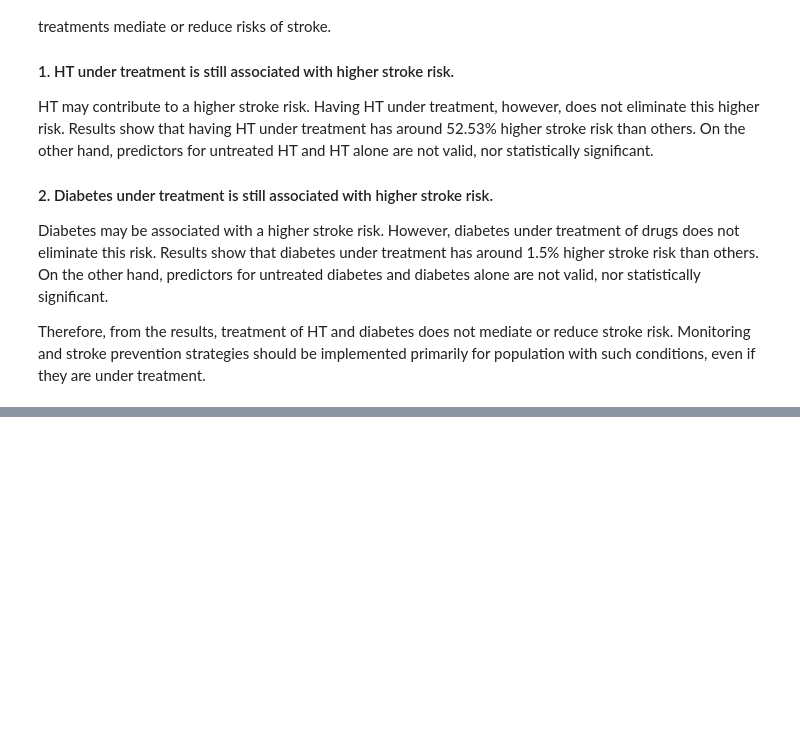
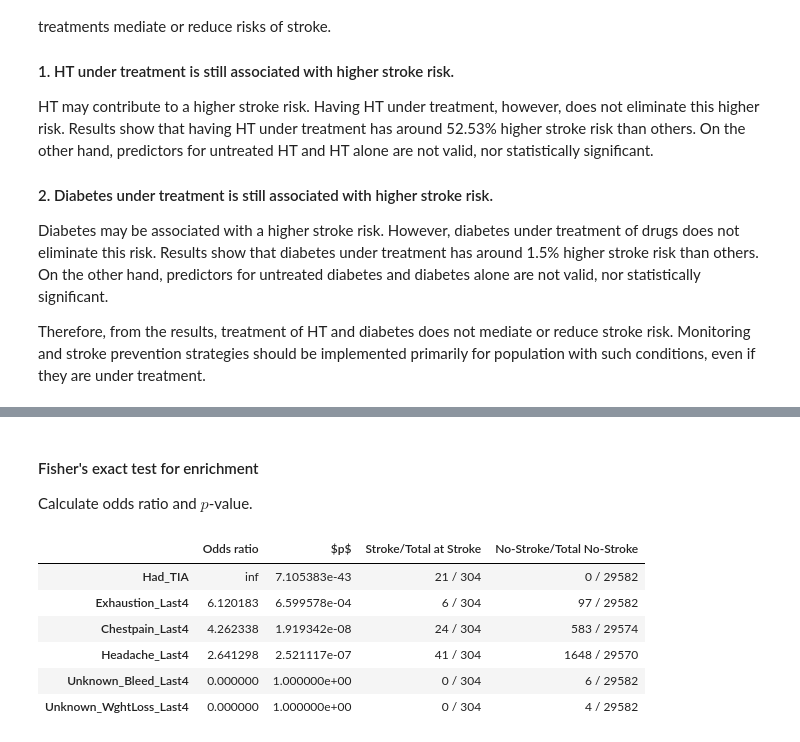
Before and after one commit to ZCG-coder/HKU_Budding_1, a Jupyter notebook: data/Explore.ipynb, the cells around one changed output, grey strips where cells are left out. Cells and saved outputs as stored; diff of their text form; code cells hidden in the pictures; blank space fills up the shorter version.

```diff
--- a/data/Explore.ipynb
+++ b/data/Explore.ipynb
@@ -695,0 +800,45 @@ should be implemented primarily for population with such conditions, even if the
+# %% [markdown]
+#### Fisher's exact test for enrichment
+
+Calculate odds ratio and $p$-value.
+# %%
+rows = []
+for s in symptom_names:
+    # Build the 2x2 table: [ [stroke+symptom, stroke+no_symptom], [nostroke+symptom, nostroke+no_symptom] ]
+    stroke_with_symptom = stroke_symptom_counts[s][0]
+    stroke_without_symptom = stroke_symptom_counts[s][1]
+    nostroke_with_symptom = symptom_any_nostroke[s][0]
+    nostroke_without_symptom = symptom_any_nostroke[s][1]
+
+    # 2x2 contingency table for Fisher's test
+    table = [
+        [stroke_with_symptom, stroke_without_symptom],
+        [nostroke_with_symptom, nostroke_without_symptom]
+    ]
+    oddsratio, pvalue = stats.fisher_exact(table)
+
+    # Save both the table and the association stats
+    rows.append([
+        oddsratio,
+        pvalue,
+        f"{stroke_with_symptom} / {stroke_with_symptom + stroke_without_symptom}",     # Strokes with symptom / all strokes
+        f"{nostroke_with_symptom} / {nostroke_with_symptom + nostroke_without_symptom}", # No-strokes with symptom / all no-stroke waves
+    ])
+
+out_fisher_df = pd.DataFrame(rows, columns=[
+    "Odds ratio",
+    "$p$",
+    "Stroke/Total at Stroke",
+    "No-Stroke/Total No-Stroke",
+])
+out_fisher_df.index = symptom_names
+out_fisher_df = out_fisher_df.sort_values("Odds ratio", ascending=False)
+out_fisher_df
+# %% [output]
+|  | Odds ratio | $p$ | Stroke/Total at Stroke | No-Stroke/Total No-Stroke |
+| Had_TIA | inf | 7.105383e-43 | 21 / 304 | 0 / 29582 |
+| Exhaustion_Last4 | 6.120183 | 6.599578e-04 | 6 / 304 | 97 / 29582 |
+| Chestpain_Last4 | 4.262338 | 1.919342e-08 | 24 / 304 | 583 / 29574 |
+| Headache_Last4 | 2.641298 | 2.521117e-07 | 41 / 304 | 1648 / 29570 |
+| Unknown_Bleed_Last4 | 0.000000 | 1.000000e+00 | 0 / 304 | 6 / 29582 |
+| Unknown_WghtLoss_Last4 | 0.000000 | 1.000000e+00 | 0 / 304 | 4 / 29582 |
```
Also changed, not shown: parts of 19 cells of this notebook.
